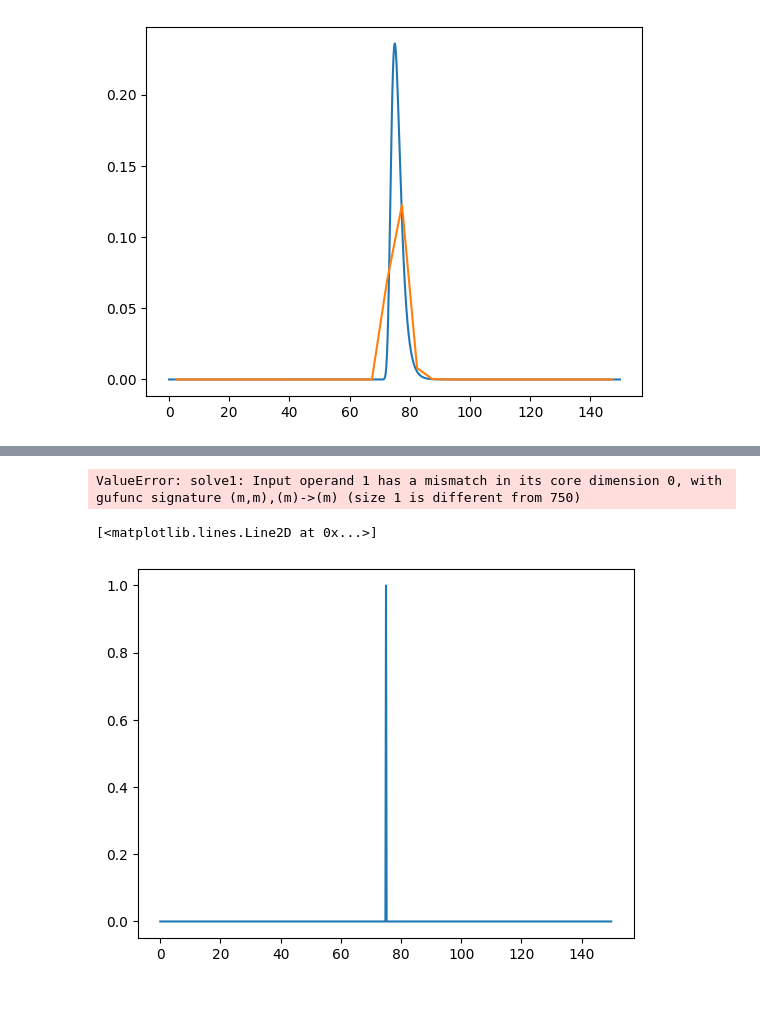
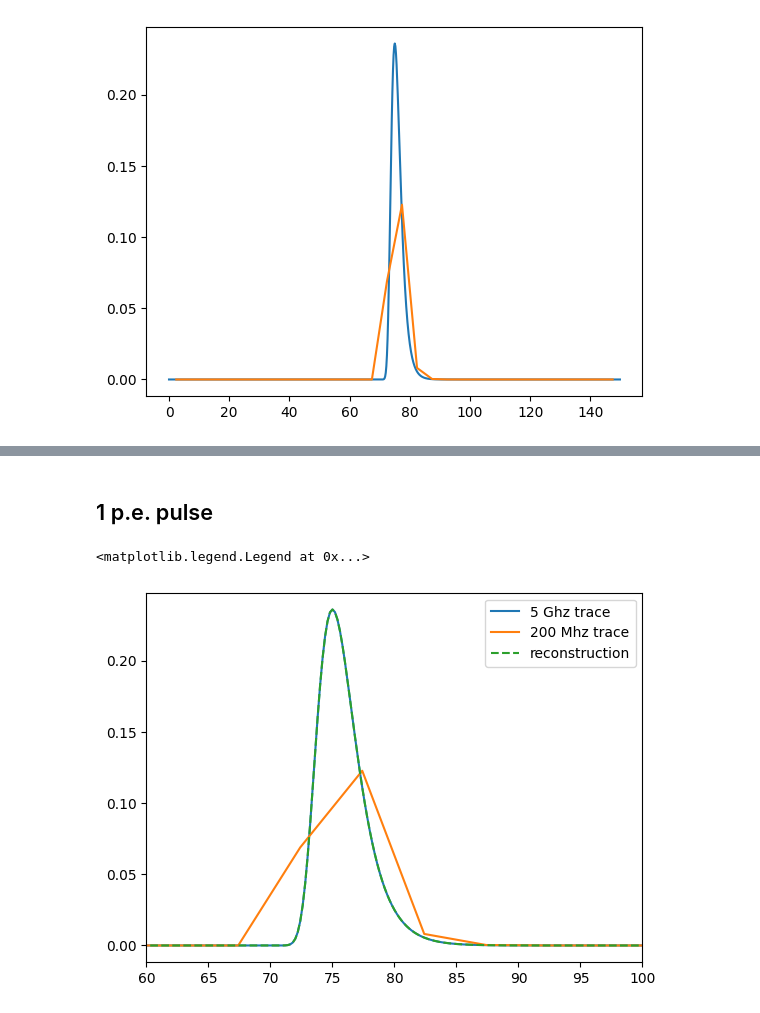
Before and after one commit to pone-software/mint-analysis, a Jupyter notebook: scripts/gumbler_test.ipynb, the cells around one changed output, grey strips where cells are left out. Cells and saved outputs as stored; diff of their text form; code cells hidden in the pictures.

```diff
--- a/scripts/gumbler_test.ipynb
+++ b/scripts/gumbler_test.ipynb
@@ -109,10 +125,16 @@ def nnls(A, b, maxiter=None, tol=None):
-# %%
-
-res = nnls(A,yd,1000)
-# %% [output]
-ValueError: solve1: Input operand 1 has a mismatch in its core dimension 0, with gufunc signature (m,m),(m)->(m) (size 1 is different from 750)
-# %%
-plt.plot(x,res)
-# %% [output]
-[<matplotlib.lines.Line2D at 0x...>]
-[figure, removed]
+# %% [markdown]
+## 1 p.e. pulse
+# %%
+res = nnls(A,yd,1000)
+zres = np.zeros(len(x))
+for i in range(len(zres)):
+    zres += res[i]*gumbel_pdf(x,x[i],2)
+
+plt.plot(x,y,label='5 Ghz trace')
+plt.plot(xd,yd,label='200 Mhz trace')
+plt.plot(x,zres,label='reconstruction',ls='--')
+plt.xlim(60,100)
+plt.legend()
+# %% [output]
+<matplotlib.legend.Legend at 0x...>
+[figure, added]
```
Also changed, not shown: parts of 13 cells of this notebook.
